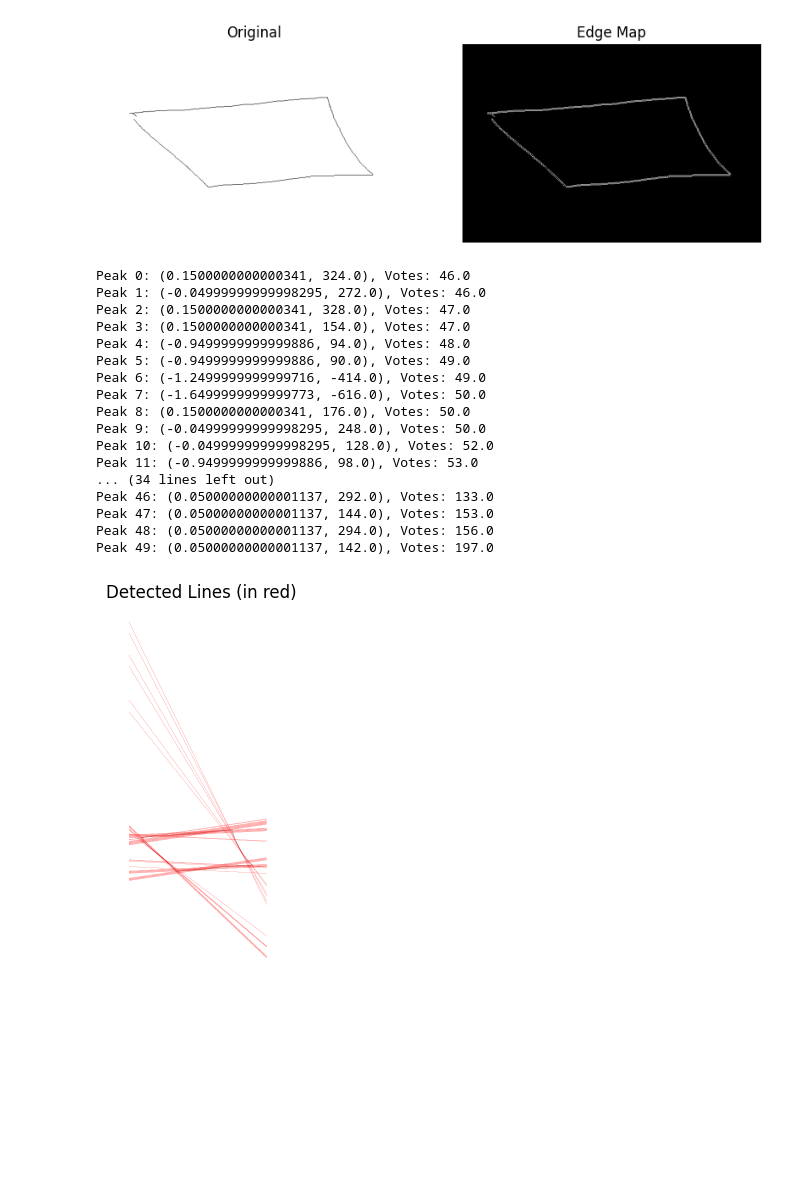
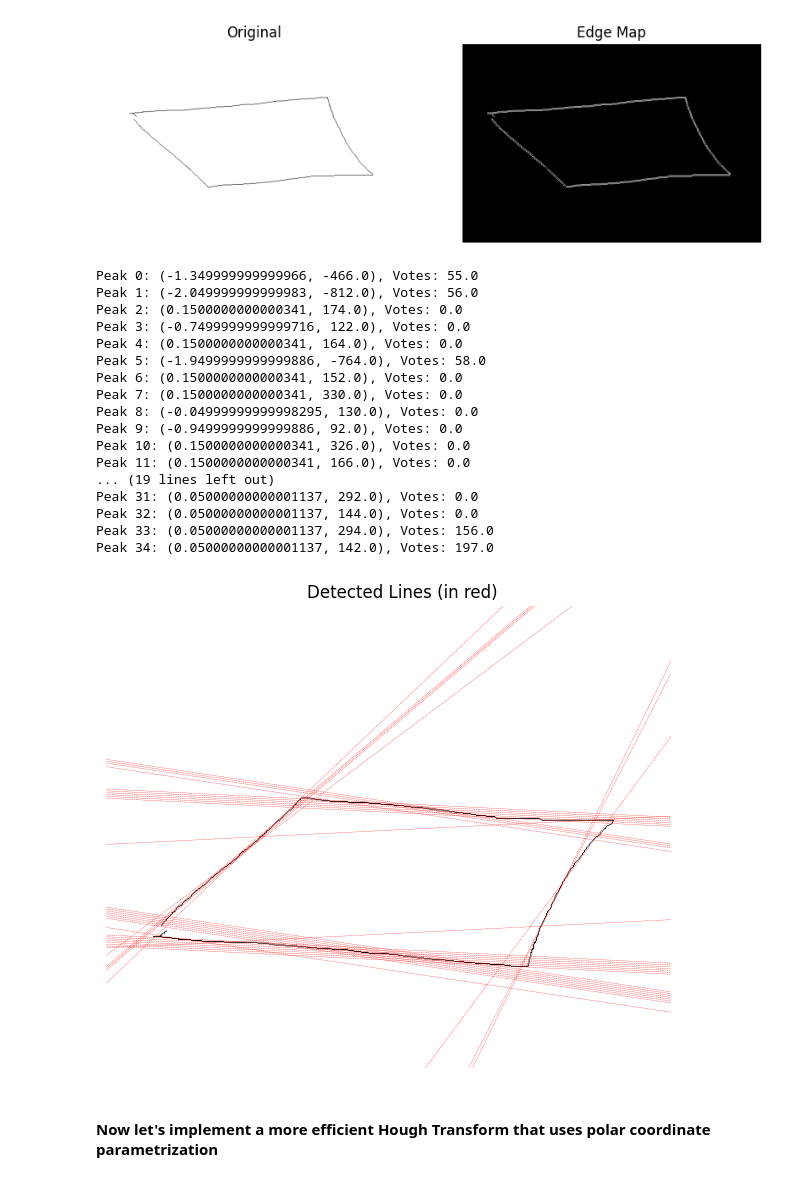
Before and after one commit to tsultan16/Computer_Vision, a Jupyter notebook: feature_detection/line_detection.ipynb, the cells around one changed output. Drawn from its saved outputs; the diff is of its cells as text; code cells hidden in the pictures; blank space fills up the shorter version.

```diff
--- a/feature_detection/line_detection.ipynb
+++ b/feature_detection/line_detection.ipynb
@@ -47,7 +43,7 @@ print(img_edge.shape[0] - 1 - np.argmax(img_edge[:,-1]))
 # %%
 import os
 # %%
-def hough_cart(img, num_lines=20, a_bins=10000, b_bins=10000):
+def hough_cart(img, num_lines=20, a_bins=10000, b_bins=10000, non_max_suppression=False):
 
     # specify parameter space bounds, will get split into equal sized bins
     amin = -500
@@ -94,10 +90,18 @@ def hough_cart(img, num_lines=20, a_bins=10000, b_bins=10000):
     bins_thr = np.array(bins)
     bins_thr[bins_thr < thr*np.max(bins)] = 0
 
-    # now find the bins with largest number of vote counts
-    #plt.imshow(bins_thr[5000:5100,5500:5600])
+    # apply non-maximal suppression on the bins (i.s. zero out all values less than the max value inside patch of size 10)
+    if non_max_suppression:
+        w2 = 5 # window half-size
+        for i in range(w2, bins_thr.shape[0]-w2):
+            for j in range(w2, bins_thr.shape[1]-w2):
+                patch = bins_thr[i-w2:i+w2, j-w2:j+w2]
+                maxval = np.max(patch)
+                patch[patch < maxval] = 0
+                bins_thr[i-w2:i+w2, j-w2:j+w2] = patch
 
 
+    # now find the bins with largest number of vote counts
     flat_indices = np.argpartition(bins_thr, -num_lines, axis=None)[-num_lines:]
 
     # Sort the indices based on the corresponding values
@@ -187,45 +195,48 @@ plt.axis('off')
 (-0.5, 610.5, 405.5, -0.5)
 [figure]
 # %%
-lines2 = hough_cart(img_edge2, num_lines=50)
+lines2 = hough_cart(img_edge2, num_lines=35)
 # %% [output]
-Peak 0: (0.1500000000000341, 324.0), Votes: 46.0
-Peak 1: (-0.04999999999998295, 272.0), Votes: 46.0
-Peak 2: (0.1500000000000341, 328.0), Votes: 47.0
-Peak 3: (0.1500000000000341, 154.0), Votes: 47.0
-Peak 4: (-0.9499999999999886, 94.0), Votes: 48.0
-Peak 5: (-0.9499999999999886, 90.0), Votes: 49.0
-Peak 6: (-1.2499999999999716, -414.0), Votes: 49.0
-Peak 7: (-1.6499999999999773, -616.0), Votes: 50.0
-Peak 8: (0.1500000000000341, 176.0), Votes: 50.0
-Peak 9: (-0.04999999999998295, 248.0), Votes: 50.0
-Peak 10: (-0.04999999999998295, 128.0), Votes: 52.0
-Peak 11: (-0.9499999999999886, 98.0), Votes: 53.0
-... (34 lines left out)
-Peak 46: (0.05000000000001137, 292.0), Votes: 133.0
-Peak 47: (0.05000000000001137, 144.0), Votes: 153.0
-Peak 48: (0.05000000000001137, 294.0), Votes: 156.0
-Peak 49: (0.05000000000001137, 142.0), Votes: 197.0
+Peak 0: (-1.349999999999966, -466.0), Votes: 55.0
+Peak 1: (-2.049999999999983, -812.0), Votes: 56.0
+Peak 2: (0.1500000000000341, 174.0), Votes: 0.0
+Peak 3: (-0.7499999999999716, 122.0), Votes: 0.0
+Peak 4: (0.1500000000000341, 164.0), Votes: 0.0
+Peak 5: (-1.9499999999999886, -764.0), Votes: 58.0
+Peak 6: (0.1500000000000341, 152.0), Votes: 0.0
+Peak 7: (0.1500000000000341, 330.0), Votes: 0.0
+Peak 8: (-0.04999999999998295, 130.0), Votes: 0.0
+Peak 9: (-0.9499999999999886, 92.0), Votes: 0.0
+Peak 10: (0.1500000000000341, 326.0), Votes: 0.0
+Peak 11: (0.1500000000000341, 166.0), Votes: 0.0
+... (19 lines left out)
+Peak 31: (0.05000000000001137, 292.0), Votes: 0.0
+Peak 32: (0.05000000000001137, 144.0), Votes: 0.0
+Peak 33: (0.05000000000001137, 294.0), Votes: 156.0
+Peak 34: (0.05000000000001137, 142.0), Votes: 197.0
 # %%
 # first convert the gray scale image to color
 color_img2 = cv2.cvtColor(img2, cv2.COLOR_GRAY2RGB)
 
+plt.figure(figsize=(8,6))
 plt.imshow(color_img2)
 plt.title("Detected Lines (in red)")
 plt.axis('off')
 
 # display the lines overlayed on the image
 for line in lines2:
     a, b = line
     a = -a
     x = np.linspace(0,color_img2.shape[1],10)
     y = a*x + b
 
     # draw the line in red
-    plt.plot(x,y, color='red', linestyle='--', linewidth=0.15)
+    plt.plot(x,y, color='red', linestyle='--', linewidth=0.25)
 
-
+plt.ylim(0,500)
 
 plt.show()
 # %% [output]
-[figure, old version]
+[figure, new version]
+# %% [markdown]
+#### Now let's implement a more efficient Hough Transform that uses polar coordinate parametrization
```
Also changed, not shown: parts of 10 cells of this notebook.
